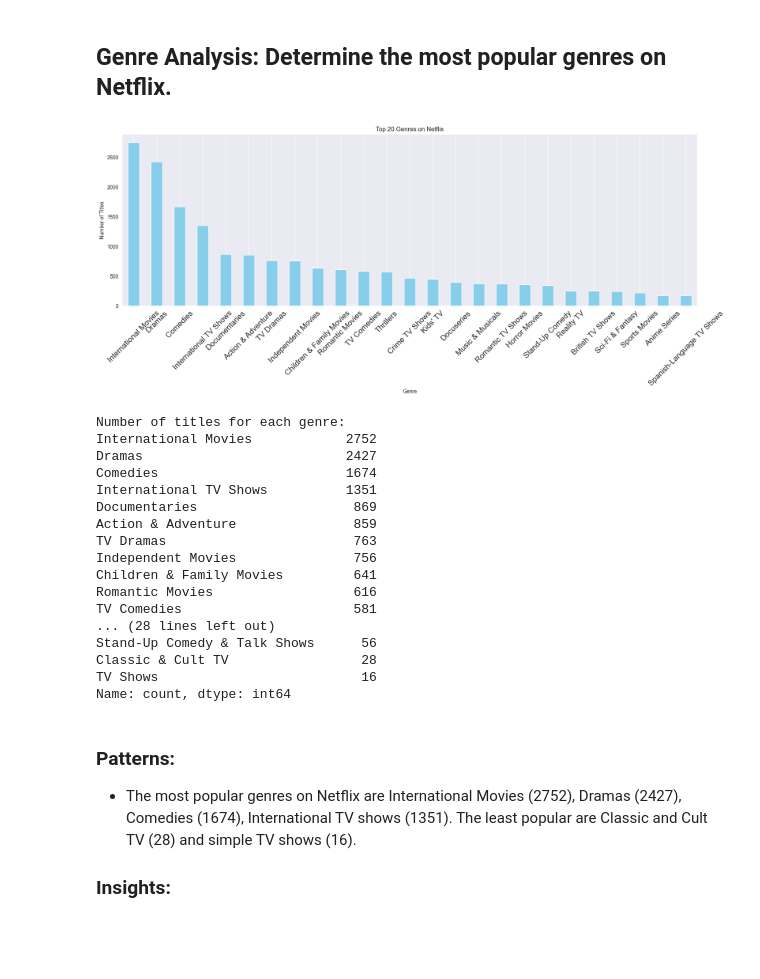
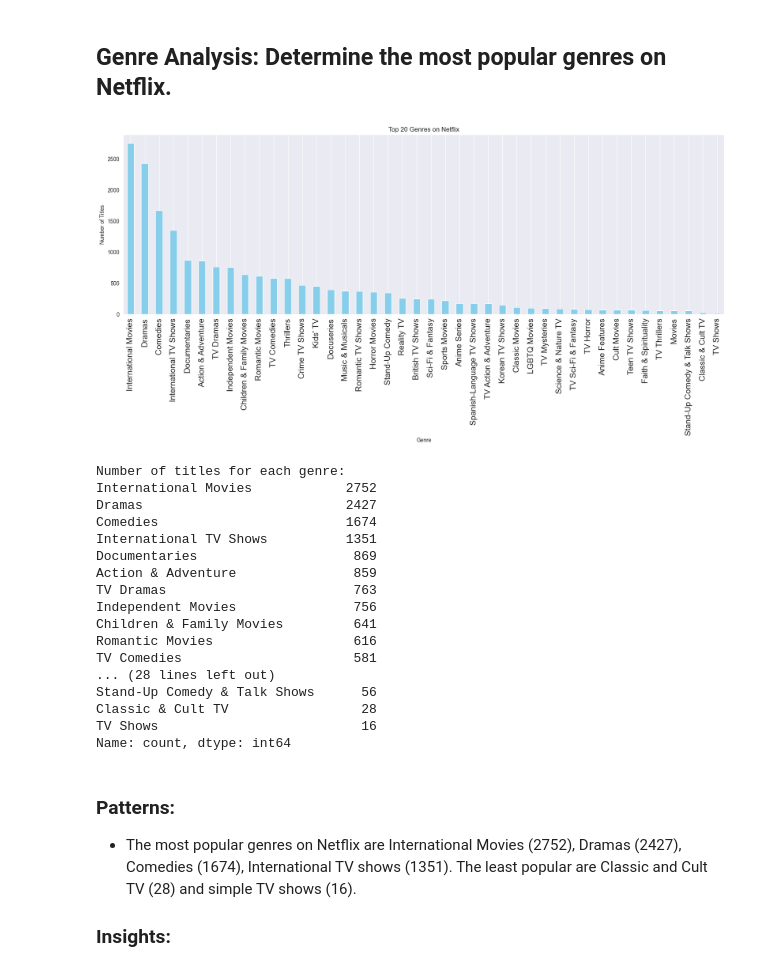
Before and after one commit to akharchenko23/final-project-akharchenko23-main, a Jupyter notebook: final-project-akharchenko23-main/notebook.ipynb, the cells around one changed output. Saved outputs shown, nothing was run; the diff lists cells and outputs as text; code cells hidden in the pictures; blank space fills up the shorter version.

```diff
--- a/final-project-akharchenko23-main/notebook.ipynb
+++ b/final-project-akharchenko23-main/notebook.ipynb
@@ -728,33 +843,33 @@ Name: count, dtype: int64
 # %%
 import pandas as pd
 import matplotlib.pyplot as plt
 
 # Load the dataset
 netflix_df = pd.read_csv("netflix_dataset.csv")
 
 # Split the 'listed_in' column by ',' and create a list of genres for each row
 netflix_df['genre_list'] = netflix_df['listed_in'].str.split(', ')
 
 # Create a list of all genres
 all_genres = [genre for sublist in netflix_df['genre_list'].dropna() for genre in sublist]
 
 # Count the occurrences of each genre
 genre_counts = pd.Series(all_genres).value_counts()
 
 # Visualize the distribution of genres
 plt.figure(figsize=(20, 6))
-genre_counts[:25].plot(kind='bar', color='skyblue')
+genre_counts[:50].plot(kind='bar', color='skyblue')
 plt.title('Top 20 Genres on Netflix')
 plt.xlabel('Genre')
 plt.ylabel('Number of Titles')
-plt.xticks(rotation=45, fontsize = 15)
+plt.xticks(rotation=90, fontsize=15)
 plt.grid(axis='y')
 plt.show()
 
 print("Number of titles for each genre:")
 print(genre_counts)
 # %% [output]
-[figure, old version]
+[figure, new version]
 Number of titles for each genre:
 International Movies            2752
 Dramas                          2427
```
Also changed, not shown: parts of 20 cells of this notebook, 7 other files.
